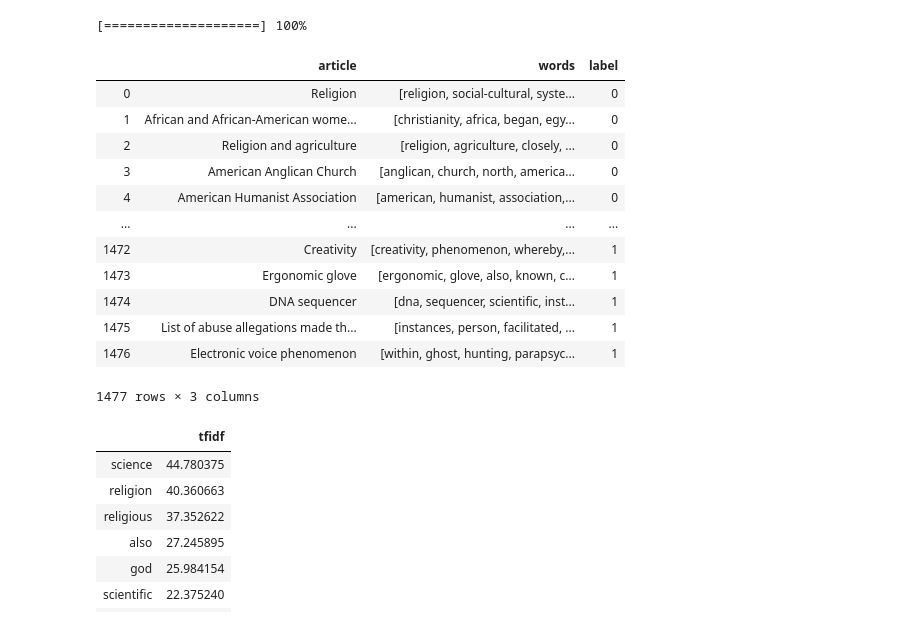
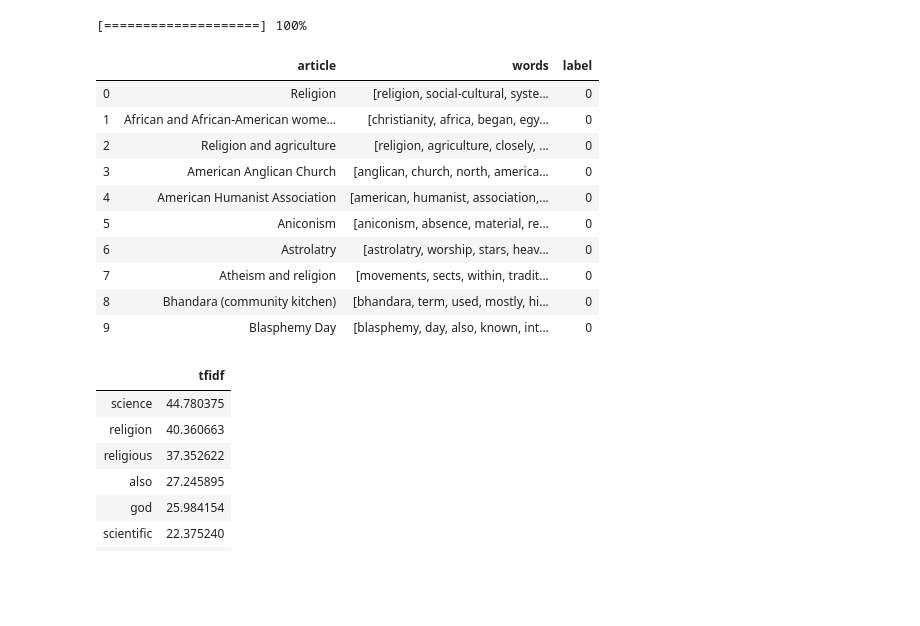
Before and after one commit to aaag97/ntds-projects, a Jupyter notebook: Project/wikipedia.ipynb, the cells around one changed output. Drawn from its saved outputs; the diff is of its cells as text; code cells hidden in the pictures; blank space fills up the shorter version.

```diff
--- a/Project/wikipedia.ipynb
+++ b/Project/wikipedia.ipynb
@@ -276,34 +281,32 @@ science_df = science_df.drop_duplicates('article')
 # %%
 religion_labeled_df = religion_df.copy()
 religion_labeled_df['label'] = 0
 
 science_labeled_df = science_df.copy()
 science_labeled_df['label'] = 1
 
 # we select the same number of articles from both categories
 # we need a maximal number of data points for a good training process
 number_articles = min(len(religion_labeled_df), len(science_labeled_df))
 
 words_df_reduced = pd.concat([religion_labeled_df,\
                               science_labeled_df],\
                              ignore_index=True)
 
 labels_df = pd.DataFrame(words_df_reduced['label'])
-words_df_reduced
+words_df_reduced.head(10)
 # %% [output]
 |  | article | words | label |
 | 0 | Religion | [religion, social-cultural, syste... | 0 |
 | 1 | African and African-American wome... | [christianity, africa, began, egy... | 0 |
 | 2 | Religion and agriculture | [religion, agriculture, closely, ... | 0 |
 | 3 | American Anglican Church | [anglican, church, north, america... | 0 |
 | 4 | American Humanist Association | [american, humanist, association,... | 0 |
-| ... | ... | ... | ... |
-| 1472 | Creativity | [creativity, phenomenon, whereby,... | 1 |
-| 1473 | Ergonomic glove | [ergonomic, glove, also, known, c... | 1 |
-| 1474 | DNA sequencer | [dna, sequencer, scientific, inst... | 1 |
-| 1475 | List of abuse allegations made th... | [instances, person, facilitated, ... | 1 |
-| 1476 | Electronic voice phenomenon | [within, ghost, hunting, parapsyc... | 1 |
+| 5 | Aniconism | [aniconism, absence, material, re... | 0 |
+| 6 | Astrolatry | [astrolatry, worship, stars, heav... | 0 |
+| 7 | Atheism and religion | [movements, sects, within, tradit... | 0 |
+| 8 | Bhandara (community kitchen) | [bhandara, term, used, mostly, hi... | 0 |
+| 9 | Blasphemy Day | [blasphemy, day, also, known, int... | 0 |
-1477 rows × 3 columns
 # %%
 nlpu = NLPUtilities()
 # %%
```
Also changed, not shown: parts of 26 cells of this notebook.
